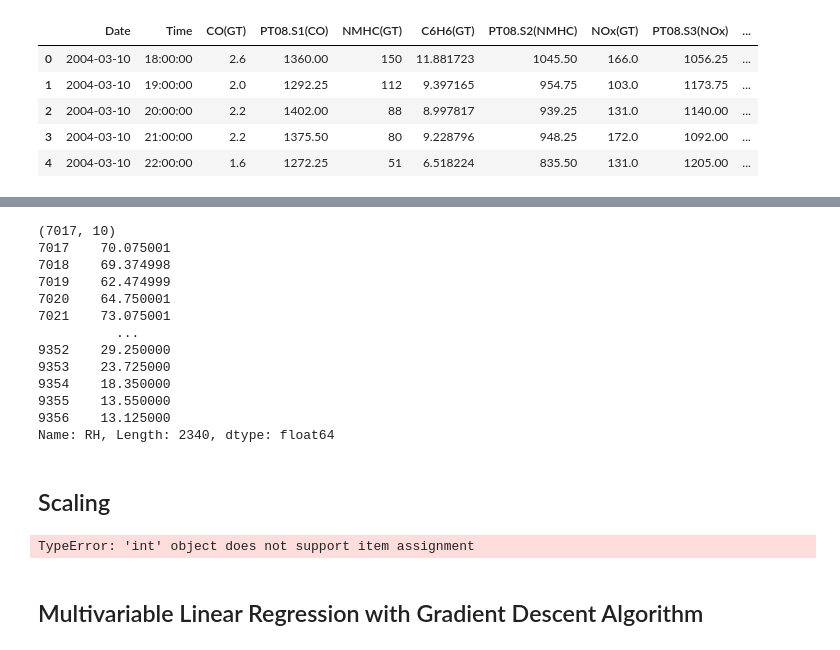
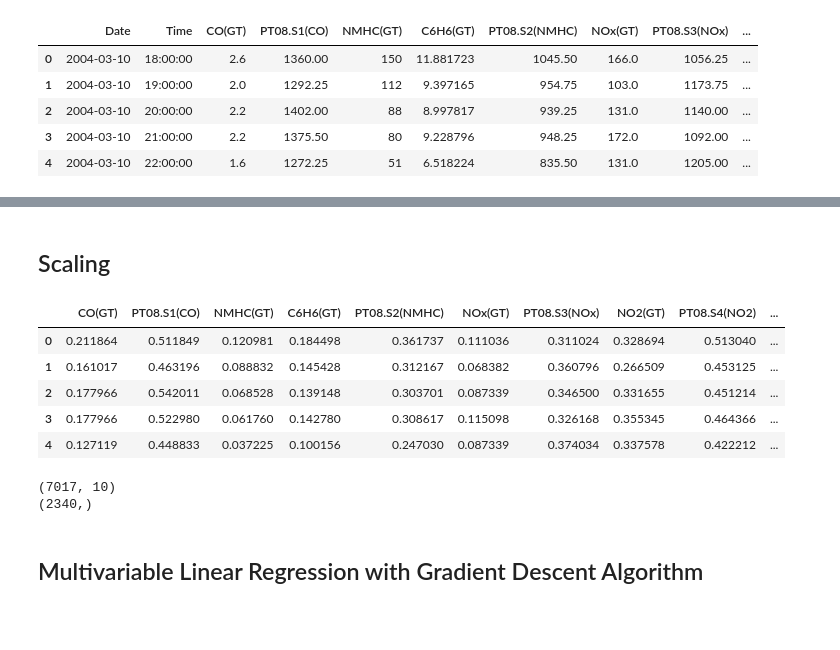
Before and after one commit to shawonsaha15/MachineLearningProjects, a Jupyter notebook: AirQuality.ipynb, the cells around one changed output, grey strips where cells are left out. Saved outputs shown, nothing was run; the diff lists cells and outputs as text; code cells hidden in the pictures; blank space fills up the shorter version.

```diff
--- a/AirQuality.ipynb
+++ b/AirQuality.ipynb
@@ -99,31 +99,5 @@ df.describe()
 | 50% | 2.152750 | 1074.500000 | 218.811816 | 8.593367 | 923.250000 | 229.000000 | 817.500000 | 113.075515 | 1456.143486 | ... |
 | 75% | 2.600000 | 1221.250000 | 218.811816 | 13.636091 | 1104.750000 | 284.200000 | 960.250000 | 133.000000 | 1662.000000 | ... |
 | max | 11.900000 | 2039.750000 | 1189.000000 | 63.741476 | 2214.000000 | 1479.000000 | 2682.750000 | 339.700000 | 2775.000000 | ... |
-# %%
-#separating independent and dependent variables
-X = df.drop(['T','RH','AH'], axis=1)
-y = df["RH"]
-
-X_train = X.iloc[:7017]
-y_train = y.iloc[:7017]
-X_test = X.iloc[7017:]
-y_test = y.iloc[7017:]
-
-print(X_train.shape)
-print(y_test)
-# %% [output]
-(7017, 10)
-7017    70.075001
-7018    69.374998
-7019    62.474999
-7020    64.750001
-7021    73.075001
-          ...
-9352    29.250000
-9353    23.725000
-9354    18.350000
-9355    13.550000
-9356    13.125000
-Name: RH, Length: 2340, dtype: float64
 # %% [markdown]
 ## Scaling
@@ -137,9 +104,40 @@ def minmax(n, original, min, max):
-# %%
-X_train_scaled = minmax(X_train.shape[0], X_train.values.reshape(-1,1), X_train.min(), X_train.max())
-
-print(X_train_scaled)
-# %% [output]
-TypeError: 'int' object does not support item assignment
+# %%
+def min_max_scaler(df, cols):
+  df_copy = df.copy()
+  for col in cols:
+    min_val = df_copy[col].min()
+    max_val = df_copy[col].max()
+    df_copy[col] = (df_copy[col] - min_val) / (max_val - min_val)
+  return df_copy
+# %%
+temp_df = df.drop(['T','RH','AH'], axis=1)
+columns_for_scaling = list(temp_df.columns)
+
+scaler = min_max_scaler(df, columns_for_scaling)
+
+scaler.head()
+# %% [output]
+|  | CO(GT) | PT08.S1(CO) | NMHC(GT) | C6H6(GT) | PT08.S2(NMHC) | NOx(GT) | PT08.S3(NOx) | NO2(GT) | PT08.S4(NO2) | ... |
+| 0 | 0.211864 | 0.511849 | 0.120981 | 0.184498 | 0.361737 | 0.111036 | 0.311024 | 0.328694 | 0.513040 | ... |
+| 1 | 0.161017 | 0.463196 | 0.088832 | 0.145428 | 0.312167 | 0.068382 | 0.360796 | 0.266509 | 0.453125 | ... |
+| 2 | 0.177966 | 0.542011 | 0.068528 | 0.139148 | 0.303701 | 0.087339 | 0.346500 | 0.331655 | 0.451214 | ... |
+| 3 | 0.177966 | 0.522980 | 0.061760 | 0.142780 | 0.308617 | 0.115098 | 0.326168 | 0.355345 | 0.464366 | ... |
+| 4 | 0.127119 | 0.448833 | 0.037225 | 0.100156 | 0.247030 | 0.087339 | 0.374034 | 0.337578 | 0.422212 | ... |
+# %%
+#separating independent and dependent variables
+X = scaler.drop(['T','RH','AH'], axis=1)
+y = scaler["RH"]
+
+X_train = X.iloc[:7017]
+y_train = y.iloc[:7017]
+X_test = X.iloc[7017:]
+y_test = y.iloc[7017:]
+
+print(X_train.shape)
+print(y_test.shape)
+# %% [output]
+(7017, 10)
+(2340,)
 # %% [markdown]
 ## Multivariable Linear Regression with Gradient Descent Algorithm
 # %%
```
Also changed, not shown: parts of 3 cells of this notebook.
